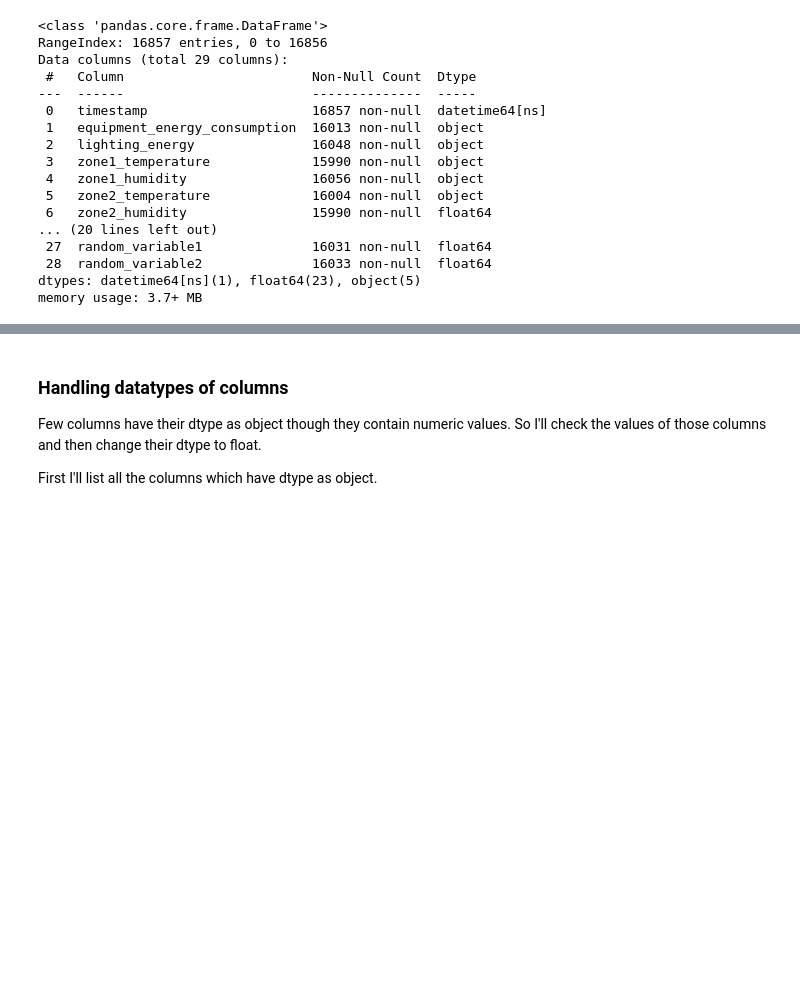
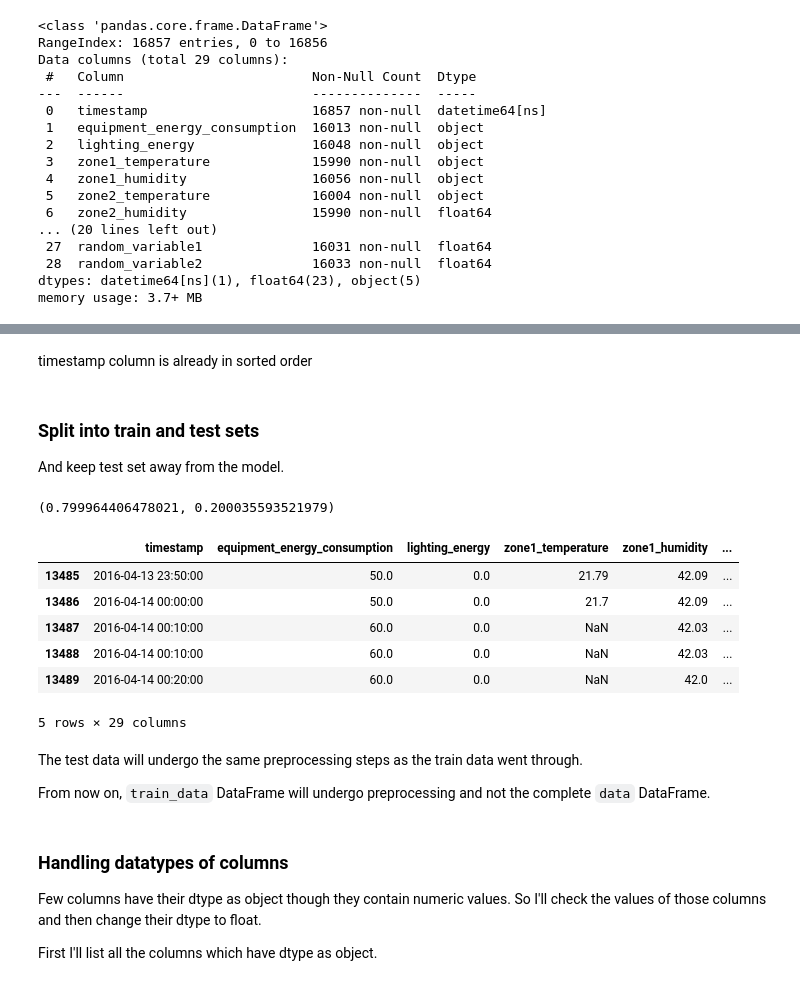
Before and after one commit to Shuraimi/DS-Intern-Assignment-Shuraim-Shafiulla-B, a Jupyter notebook: Smart Factory Energy Prediction Challenge.ipynb, the cells around one changed output, grey strips where cells are left out. Drawn from its saved outputs; the diff is of its cells as text; code cells hidden in the pictures; blank space fills up the shorter version.

```diff
--- a/Smart Factory Energy Prediction Challenge.ipynb
+++ b/Smart Factory Energy Prediction Challenge.ipynb
@@ -246,0 +259,6 @@ data.plot(x='timestamp',
+# %% [markdown]
+timestamp column is already in sorted order
+# %% [markdown]
+### Split into train and test sets
+
+And keep test set away from the model.
@@ -246,0 +269,14 @@ data.plot(x='timestamp',
+# %%
+len(train_data)/len(data),len(test_data)/len(data)
+# %% [output]
+(0.799964406478021, 0.200035593521979)
+# %%
+test_data.head()
+# %% [output]
+|  | timestamp | equipment_energy_consumption | lighting_energy | zone1_temperature | zone1_humidity | ... |
+| 13485 | 2016-04-13 23:50:00 | 50.0 | 0.0 | 21.79 | 42.09 | ... |
+| 13486 | 2016-04-14 00:00:00 | 50.0 | 0.0 | 21.7 | 42.09 | ... |
+| 13487 | 2016-04-14 00:10:00 | 60.0 | 0.0 | NaN | 42.03 | ... |
+| 13488 | 2016-04-14 00:10:00 | 60.0 | 0.0 | NaN | 42.03 | ... |
+| 13489 | 2016-04-14 00:20:00 | 60.0 | 0.0 | NaN | 42.0 | ... |
+5 rows × 29 columns
@@ -247,3 +286,7 @@ data.plot(x='timestamp',
+# %% [markdown]
+The test data will undergo the same preprocessing steps as the train data went through.
+
+From now on, `train_data` DataFrame will undergo preprocessing and not the complete `data` DataFrame.
 # %% [markdown]
 ### Handling datatypes of columns
 
```
Also changed, not shown: parts of 53 cells of this notebook, 4 other files.
